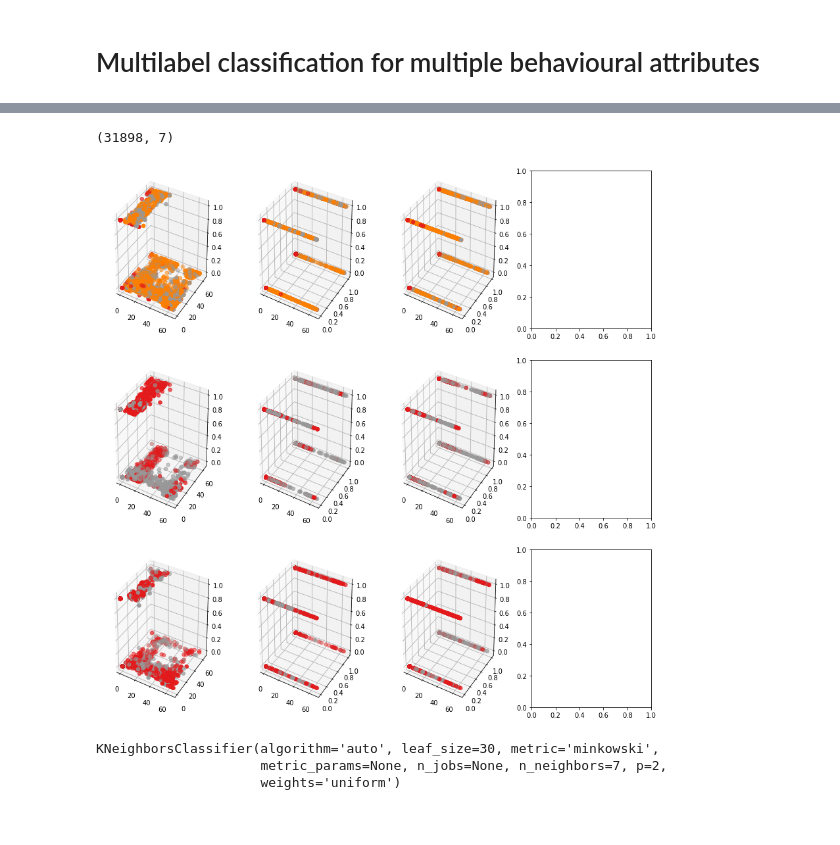
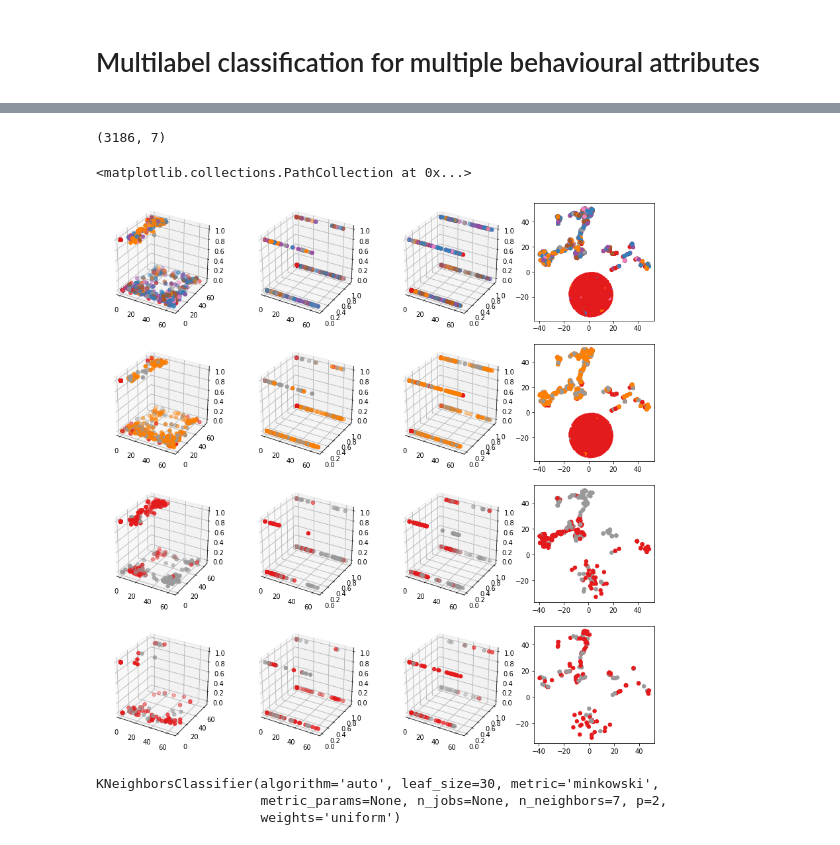
Before and after one commit to melisamc89/neural_analysys, a Jupyter notebook: src/multilabel_classifier.ipynb, the cells around one changed output, grey strips where cells are left out. Saved outputs shown, nothing was run; the diff lists cells and outputs as text; code cells hidden in the pictures.

```diff
--- a/src/multilabel_classifier.ipynb
+++ b/src/multilabel_classifier.ipynb
@@ -34,7 +34,7 @@ component_evaluation_v = 1 ## component evaluation version
 # here we will do analysis with no registration
 # registration_v = 2        ## registration version
 sf = 10                   ## sampling frequency of the original signal
-re_sf= 1                ## value of resampling
+re_sf= 10                ## value of resampling
 session_now = 1
 BINS = 70
 period = int(1 * sf / re_sf)
@@ -302,38 +305,39 @@ DISTANCE = 200
 ANGLE = math.pi / 2
 FR_limit = 12
 #index = speed_selection(tracking_list[day], speed_limit = 3)
-
+print(parameters_list[day].shape)
 ### center of mass parameters
-cm = parameters_list[day][:,0:2]
+cm = parameters_list[day][0:2,:].T
 ypre = np.array(binned_tracking(tracking = cm.T, binnumber = BINS )).T
-index = np.where(np.logical_and(ypre[:,0]>=0,ypre[:,1]>=0))[0]
+index = np.logical_and(ypre[:,0]>=0,ypre[:,1]>=0)
 cmbinsx = ypre[index,0]
 cmbinsy = ypre[index,1]
 
 ### object distance parameters
-d1 = parameters_list[day][:,4]
+d1 = parameters_list[day][4,:]
 d1 = d1[index]
+print(index.shape)
 d1bins = np.zeros_like(d1)
 d1bins[np.where(d1<DISTANCE)[0]] = 1
 
-d2 = parameters_list[day][:,5]
+d2 = parameters_list[day][5,:]
 d2 = d2[index]
 d2bins = np.zeros_like(d1)
 d2bins[np.where(d2<DISTANCE)[0]] = 1
 
 ### speed parameters
-speed = parameters_list[day][:,6]
+speed = parameters_list[day][6,:]
 speed = speed[index]
 speedbins = np.zeros_like(speed)
 speedbins[np.where(speed>SPEED_THRES)[0]] = 1
 
 ## angle
-angle1 = parameters_list[day][:,11]
+angle1 = parameters_list[day][11,:]
 angle1 = angle1[index]
 a1bins = np.zeros_like(angle1)
 a1bins[np.where(angle1 > ANGLE)[0]] = 1
 
-angle2 = parameters_list[day][:,12]
+angle2 = parameters_list[day][12,:]
 angle2 = angle2[index]
 a2bins = np.zeros_like(angle2)
 a2bins[np.where(angle2 > ANGLE)[0]] = 1
@@ -438,12 +440,12 @@ ybehaviour = behaviour_list[day][index]
 
 # Plot the projected points and show the evaluation score
 fig = plt.figure(figsize=(15, 15))
-grid = plt.GridSpec(3, 4)
+grid = plt.GridSpec(4, 4)
 
 ax1 = fig.add_subplot(grid[0,0],projection='3d')
 #ax.scatter(X_embedded[:, 0], X_embedded[:, 1], c=ybehaviour, s=30, cmap='Set1')
 #selection = np.where(ybehaviour>2)[0]
-selection = np.logical_and(ybehaviour<=2,ybehaviour>=0)
+selection = np.logical_and(ybehaviour>=0,ybehaviour>=0)
 ax1.scatter(X_embedded[selection, 0], X_embedded[selection, 1], X_embedded[selection, 2], c=ybehaviour[selection], s=30, cmap='Set1')
 
 ax2 = fig.add_subplot(grid[0,1],projection='3d')
@@ -453,43 +455,60 @@ ax3 = fig.add_subplot(grid[0,2],projection='3d')
 ax3.scatter(X_embedded[selection, 0], X_embedded[selection, 5], X_embedded[selection, 6], c=ybehaviour[selection], s=30, cmap='Set1')
 
 ax3 = fig.add_subplot(grid[0,3])
-#ax3.scatter(tSNE_embedded[selection, 0], tSNE_embedded[selection, 1], c=ybehaviour[selection], s=30, cmap='Set1')
+ax3.scatter(embedding[selection, 0], embedding[selection, 1], c=ybehaviour[selection], s=30, cmap='Set1')
 
 
 ax1 = fig.add_subplot(grid[1,0],projection='3d')
 #ax.scatter(X_embedded[:, 0], X_embedded[:, 1], c=ybehaviour, s=30, cmap='Set1')
-selection = np.logical_and(ybehaviour>2,ybehaviour<5)
-#selection = np.logical_and(ybehaviour<2,ybehaviour>=0)
+#selection = np.where(ybehaviour>2)[0]
+selection = np.logical_and(ybehaviour<=2,ybehaviour>=0)
 ax1.scatter(X_embedded[selection, 0], X_embedded[selection, 1], X_embedded[selection, 2], c=ybehaviour[selection], s=30, cmap='Set1')
 
 ax2 = fig.add_subplot(grid[1,1],projection='3d')
 ax2.scatter(X_embedded[selection, 0], X_embedded[selection, 3], X_embedded[selection, 4], c=ybehaviour[selection], s=30, cmap='Set1')
 
 ax3 = fig.add_subplot(grid[1,2],projection='3d')
 ax3.scatter(X_embedded[selection, 0], X_embedded[selection, 5], X_embedded[selection, 6], c=ybehaviour[selection], s=30, cmap='Set1')
 
 ax3 = fig.add_subplot(grid[1,3])
-#ax3.scatter(tSNE_embedded[selection, 0], tSNE_embedded[selection, 1], c=ybehaviour[selection], s=30, cmap='Set1')
-
+ax3.scatter(embedding[selection, 0], embedding[selection, 1], c=ybehaviour[selection], s=30, cmap='Set1')
 
 
 ax1 = fig.add_subplot(grid[2,0],projection='3d')
 #ax.scatter(X_embedded[:, 0], X_embedded[:, 1], c=ybehaviour, s=30, cmap='Set1')
-selection = np.logical_and(ybehaviour>4,ybehaviour<7)
+selection = np.logical_and(ybehaviour>2,ybehaviour<5)
 #selection = np.logical_and(ybehaviour<2,ybehaviour>=0)
 ax1.scatter(X_embedded[selection, 0], X_embedded[selection, 1], X_embedded[selection, 2], c=ybehaviour[selection], s=30, cmap='Set1')
 
 ax2 = fig.add_subplot(grid[2,1],projection='3d')
 ax2.scatter(X_embedded[selection, 0], X_embedded[selection, 3], X_embedded[selection, 4], c=ybehaviour[selection], s=30, cmap='Set1')
 
 ax3 = fig.add_subplot(grid[2,2],projection='3d')
 ax3.scatter(X_embedded[selection, 0], X_embedded[selection, 5], X_embedded[selection, 6], c=ybehaviour[selection], s=30, cmap='Set1')
 
 ax3 = fig.add_subplot(grid[2,3])
-#ax3.scatter(tSNE_embedded[selection, 0], tSNE_embedded[selection, 1], c=ybehaviour[selection], s=30, cmap='Set1')
+ax3.scatter(embedding[selection, 0], embedding[selection, 1], c=ybehaviour[selection], s=30, cmap='Set1')
+
+
+
+ax1 = fig.add_subplot(grid[3,0],projection='3d')
+#ax.scatter(X_embedded[:, 0], X_embedded[:, 1], c=ybehaviour, s=30, cmap='Set1')
+selection = np.logical_and(ybehaviour>4,ybehaviour<7)
+#selection = np.logical_and(ybehaviour<2,ybehaviour>=0)
+ax1.scatter(X_embedded[selection, 0], X_embedded[selection, 1], X_embedded[selection, 2], c=ybehaviour[selection], s=30, cmap='Set1')
+
+ax2 = fig.add_subplot(grid[3,1],projection='3d')
+ax2.scatter(X_embedded[selection, 0], X_embedded[selection, 3], X_embedded[selection, 4], c=ybehaviour[selection], s=30, cmap='Set1')
+
+ax3 = fig.add_subplot(grid[3,2],projection='3d')
+ax3.scatter(X_embedded[selection, 0], X_embedded[selection, 5], X_embedded[selection, 6], c=ybehaviour[selection], s=30, cmap='Set1')
+
+ax3 = fig.add_subplot(grid[3,3])
+ax3.scatter(embedding[selection, 0], embedding[selection, 1], c=ybehaviour[selection], s=30, cmap='Set1')
 # %% [output]
-(31898, 7)
+(3186, 7)
+<matplotlib.collections.PathCollection at 0x...>
-[figure, old version]
+[figure, new version]
 # %%
 ybehaviour = behaviour_list[day][index]
 X_train, X_test, y_train, y_test = train_test_split(X, ybinarized, test_size=0.1, random_state=0)
```
Also changed, not shown: parts of 6 cells of this notebook, 3 other files.
